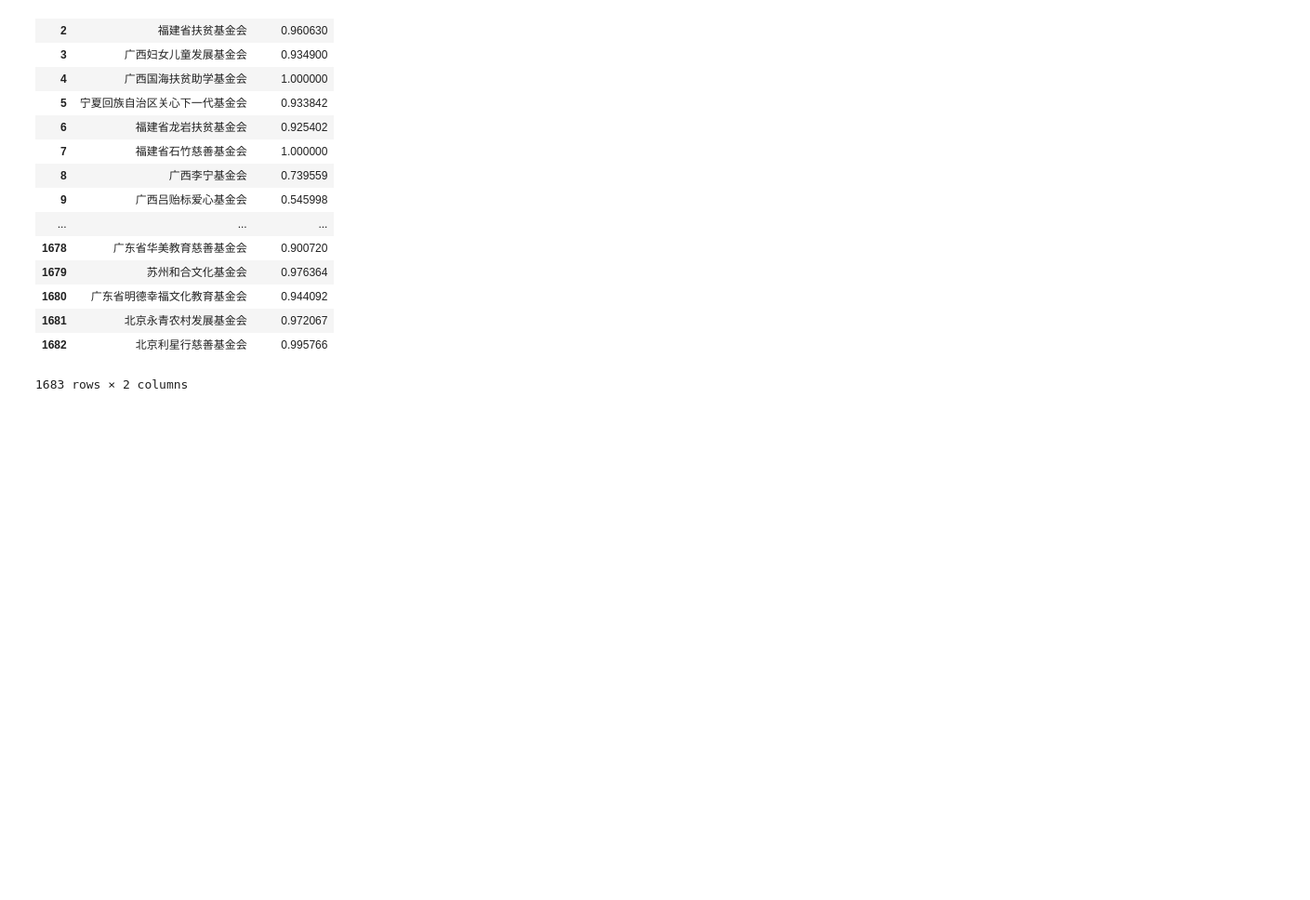
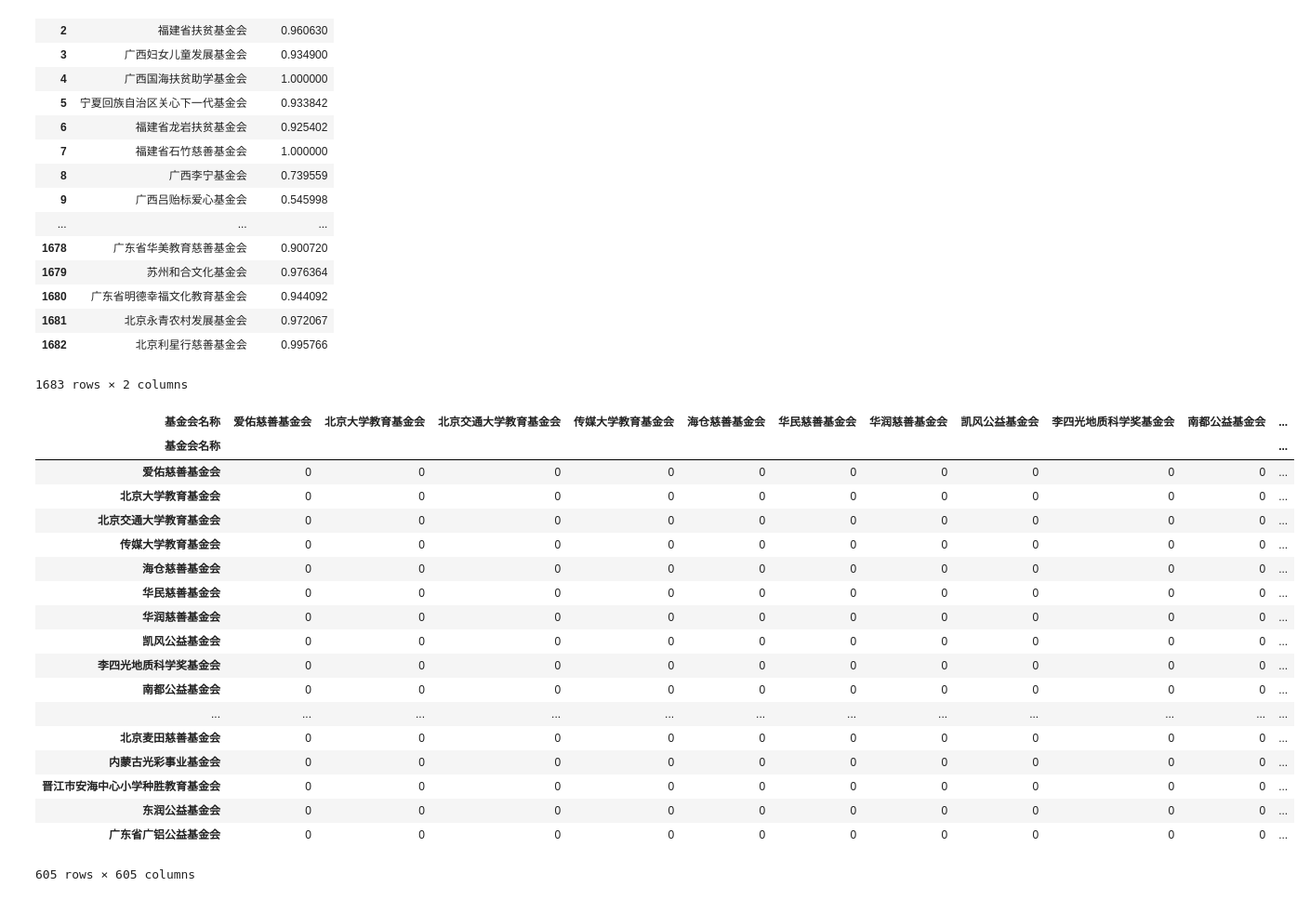
Before and after one commit to khuangaf/soicalHack, a Jupyter notebook: data_preprocess.ipynb, the cells around one changed output. Shown at 93% size. Saved outputs shown, nothing was run; the diff lists cells and outputs as text; code cells hidden in the pictures; blank space fills up the shorter version.

```diff
--- a/data_preprocess.ipynb
+++ b/data_preprocess.ipynb
@@ -201,3 +247,27 @@ performanceDf
 | 1681 | 北京永青农村发展基金会 | 0.972067 |
 | 1682 | 北京利星行慈善基金会 | 0.995766 |
 1683 rows × 2 columns
+# %%
+# calculate the
+investedDf = pd.DataFrame(columns = df['基金会名称'], index=df['基金会名称']).fillna(0)
+investedDf
+# %% [output]
+| 基金会名称 | 爱佑慈善基金会 | 北京大学教育基金会 | 北京交通大学教育基金会 | 传媒大学教育基金会 | 海仓慈善基金会 | 华民慈善基金会 | 华润慈善基金会 | 凯风公益基金会 | 李四光地质科学奖基金会 | 南都公益基金会 | ... |
+| 基金会名称 |  |  |  |  |  |  |  |  |  |  | ... |
+| 爱佑慈善基金会 | 0 | 0 | 0 | 0 | 0 | 0 | 0 | 0 | 0 | 0 | ... |
+| 北京大学教育基金会 | 0 | 0 | 0 | 0 | 0 | 0 | 0 | 0 | 0 | 0 | ... |
+| 北京交通大学教育基金会 | 0 | 0 | 0 | 0 | 0 | 0 | 0 | 0 | 0 | 0 | ... |
+| 传媒大学教育基金会 | 0 | 0 | 0 | 0 | 0 | 0 | 0 | 0 | 0 | 0 | ... |
+| 海仓慈善基金会 | 0 | 0 | 0 | 0 | 0 | 0 | 0 | 0 | 0 | 0 | ... |
+| 华民慈善基金会 | 0 | 0 | 0 | 0 | 0 | 0 | 0 | 0 | 0 | 0 | ... |
+| 华润慈善基金会 | 0 | 0 | 0 | 0 | 0 | 0 | 0 | 0 | 0 | 0 | ... |
+| 凯风公益基金会 | 0 | 0 | 0 | 0 | 0 | 0 | 0 | 0 | 0 | 0 | ... |
+| 李四光地质科学奖基金会 | 0 | 0 | 0 | 0 | 0 | 0 | 0 | 0 | 0 | 0 | ... |
+| 南都公益基金会 | 0 | 0 | 0 | 0 | 0 | 0 | 0 | 0 | 0 | 0 | ... |
+| ... | ... | ... | ... | ... | ... | ... | ... | ... | ... | ... | ... |
+| 北京麦田慈善基金会 | 0 | 0 | 0 | 0 | 0 | 0 | 0 | 0 | 0 | 0 | ... |
+| 内蒙古光彩事业基金会 | 0 | 0 | 0 | 0 | 0 | 0 | 0 | 0 | 0 | 0 | ... |
+| 晋江市安海中心小学种胜教育基金会 | 0 | 0 | 0 | 0 | 0 | 0 | 0 | 0 | 0 | 0 | ... |
+| 东润公益基金会 | 0 | 0 | 0 | 0 | 0 | 0 | 0 | 0 | 0 | 0 | ... |
+| 广东省广铝公益基金会 | 0 | 0 | 0 | 0 | 0 | 0 | 0 | 0 | 0 | 0 | ... |
+605 rows × 605 columns
```
Also changed, not shown: parts of 5 cells of this notebook.
